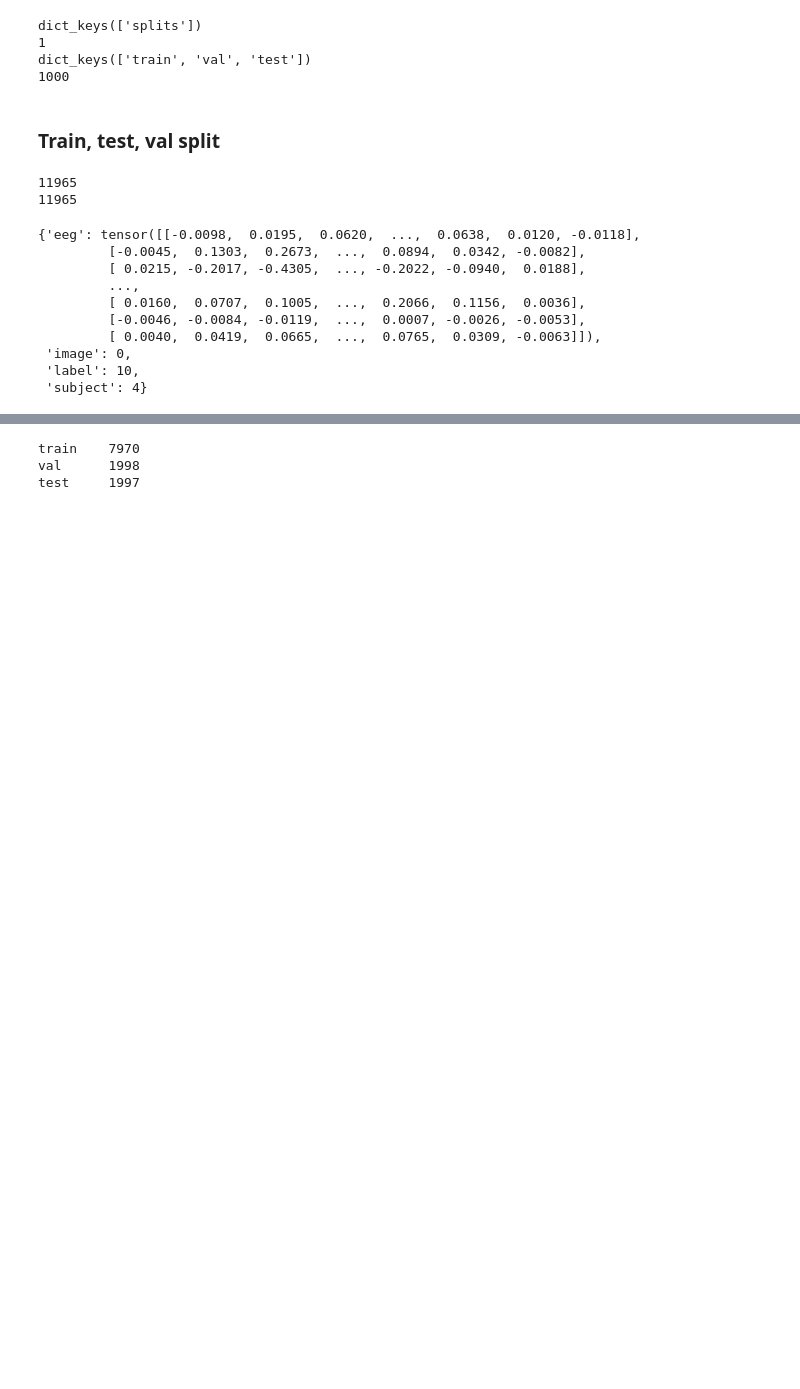
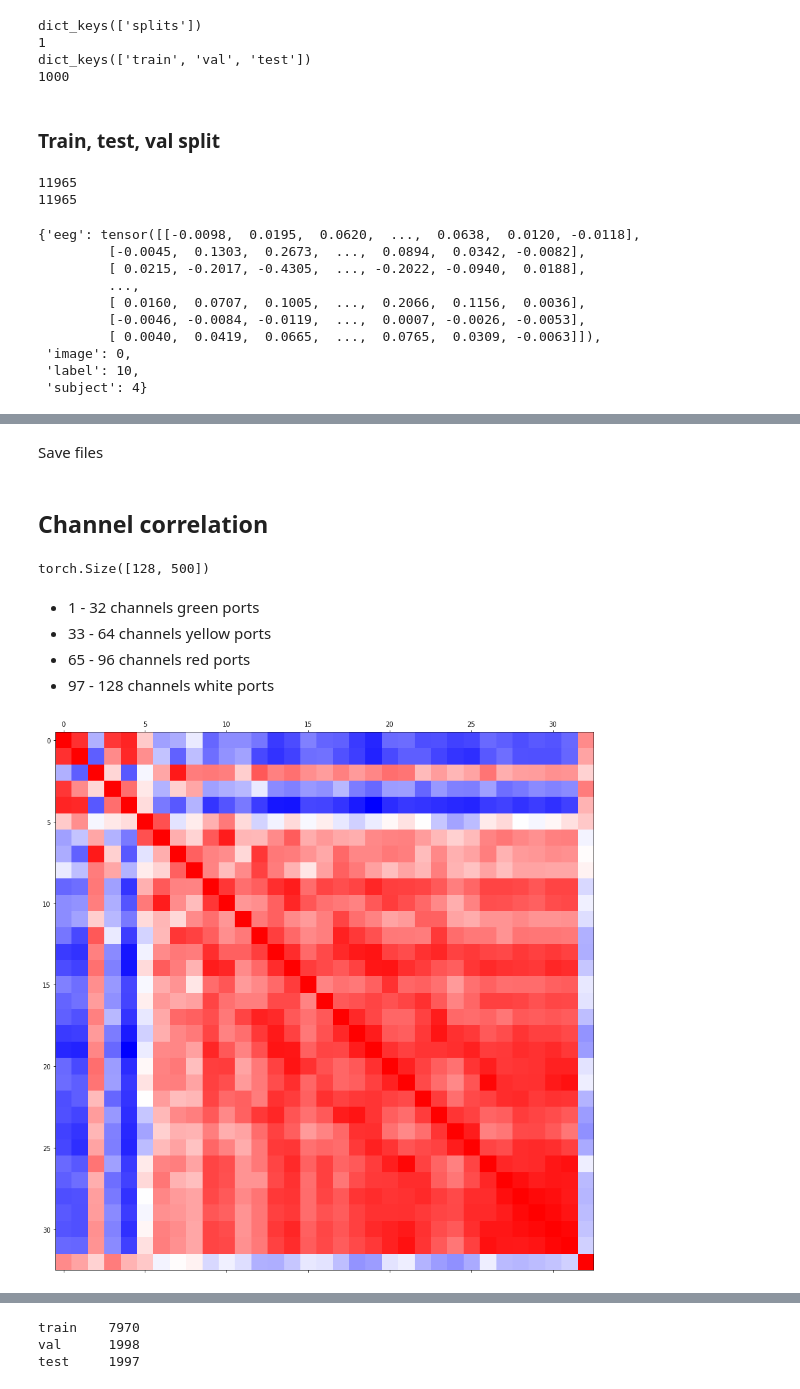
Before and after one commit to gianscuri/Brain-to-Image, a Jupyter notebook: stuff/DataExploration_EEGforVC.ipynb, the cells around one changed output, grey strips where cells are left out. Saved outputs shown, nothing was run; the diff lists cells and outputs as text; code cells hidden in the pictures; blank space fills up the shorter version.

Commit message:
Updated data exploration

```diff
--- a/stuff/DataExploration_EEGforVC.ipynb
+++ b/stuff/DataExploration_EEGforVC.ipynb
@@ -247,0 +295,2 @@ eeg_data['dataset'][0]
+# %% [markdown]
+Save files
@@ -247,0 +300,11 @@ eeg_data['dataset'][0]
+# %% [markdown]
+## Channel correlation
+# %%
+eeg_data_train['eeg'][0].shape
+# %% [output]
+torch.Size([128, 500])
+# %% [markdown]
+- 1 - 32 channels green ports
+- 33 - 64 channels yellow ports
+- 65 - 96 channels red ports
+- 97 - 128 channels white ports
@@ -247,0 +317,5 @@ eeg_data['dataset'][0]
+# %%
+plt.figure(figsize=(19, 15))
+fig = plt.matshow(torch.corrcoef(eeg_data_train['eeg'][0][:33]), fignum=1, cmap='bwr')
+# %% [output]
+[figure, added]
```
Also changed, not shown: parts of 26 cells of this notebook, 1 other file.
